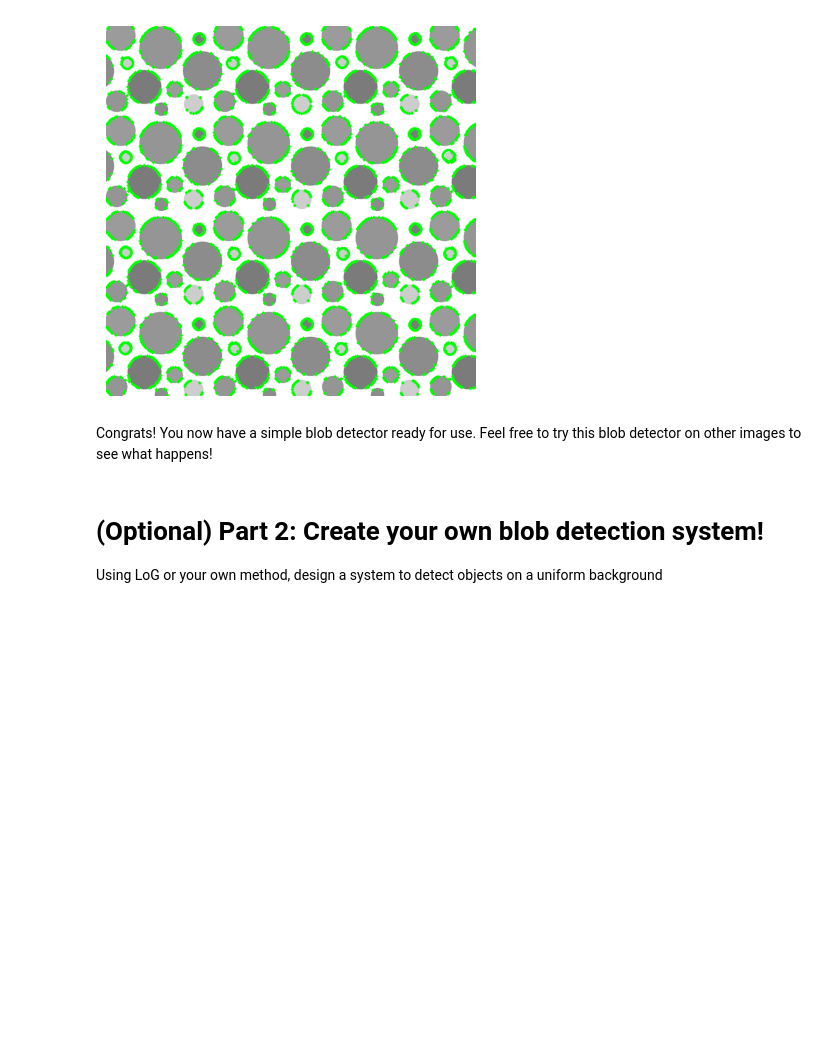
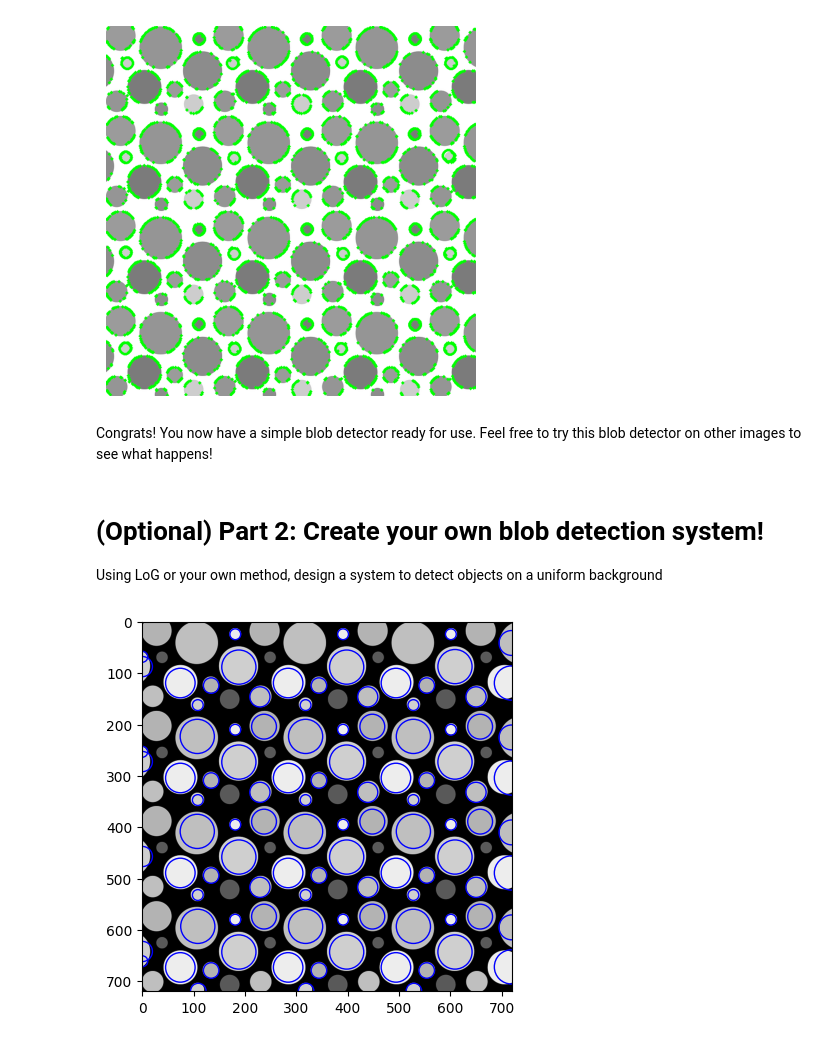
Before and after one commit to tinzy-101/UAV-GS, a Jupyter notebook: week2/object_detection_ground_school.ipynb, the cells around one changed output. Drawn from its saved outputs; the diff is of its cells as text; code cells hidden in the pictures; blank space fills up the shorter version.

Commit message:
log blob detection

```diff
--- a/week2/object_detection_ground_school.ipynb
+++ b/week2/object_detection_ground_school.ipynb
@@ -99,12 +99,35 @@ Congrats! You now have a simple blob detector ready for use. Feel free to try th
 
 Using LoG or your own method, design a system to detect objects on a uniform background
 # %%
-def get_keypoints(image):
-    #YOUR CODE HERE
+# using laplacian of gaussian
+from skimage import feature, color, io
+import math
+import matplotlib.pyplot as plt
+
+def log_find_blobs(image):
+    # invert so get light blobs on dark background, so can use LOG
+    image = 255 - image
+    # print(image)
+    blob_log = feature.blob_log(image, max_sigma=30, num_sigma=10, threshold=0.2)
+    # get radii
+    blob_log[:, 2] = blob_log[:, 2] * math.sqrt(2)
+
+    # display
+    fig, ax = plt.subplots()
+    ax.imshow(image, cmap='gray')
+    for y, x, r in blob_log:
+        c = plt.Circle((x,y), r, color='blue', linewidth=1, fill=False)
+        ax.add_patch(c)
+    plt.show()
     return
 
-keypoints = get_keypoints(image)
-output = draw_keypoints_on_image(keypoints, output)
-plt.imshow(output)
-plt.axis("off")
-plt.show()
+log_find_blobs(image)
+
+
+# keypoints = get_keypoints(image)
+# output = draw_keypoints_on_image(keypoints, output)
+# plt.imshow(output)
+# plt.axis("off")
+# plt.show()
+# %% [output]
+[figure, added]
```
Also changed, not shown: parts of 1 cell of this notebook.
